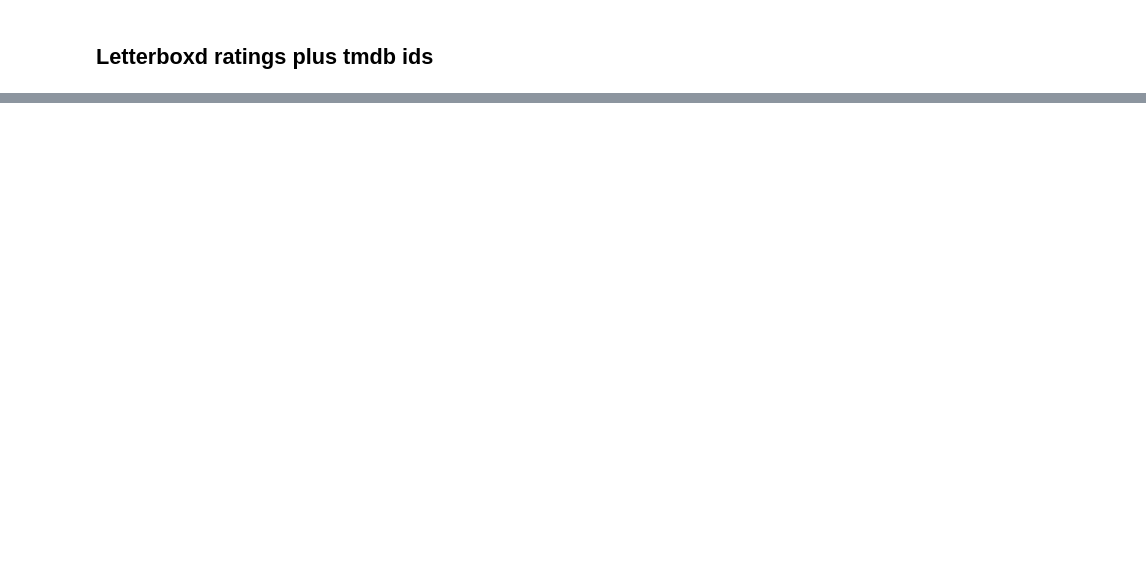
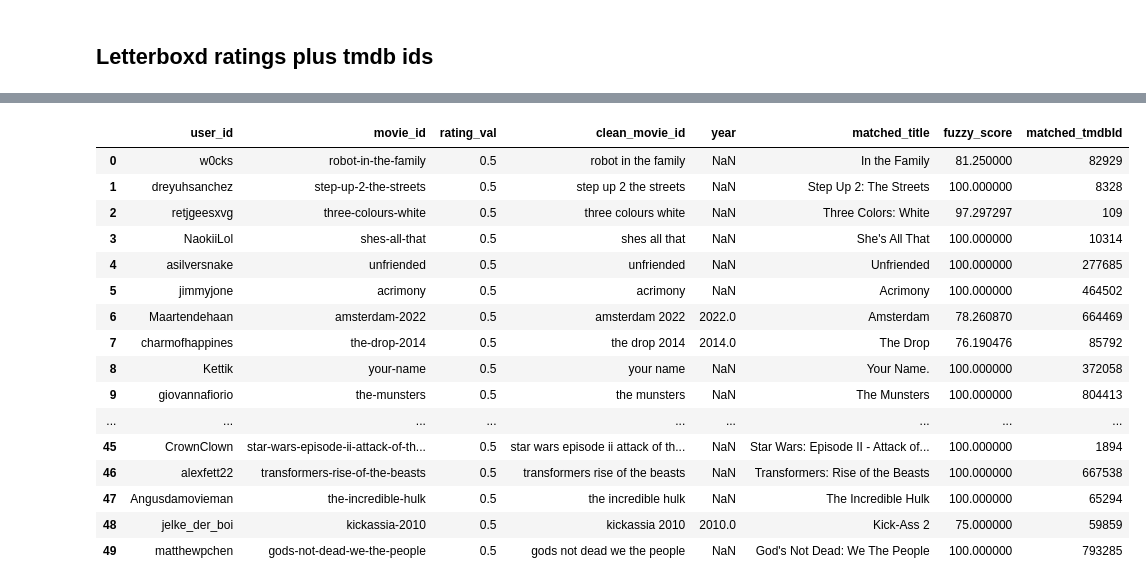
Before and after one commit to oliverramsaygray/film_wizard, a Jupyter notebook: notebooks/New data input_v1.ipynb, the cells around one changed output, grey strips where cells are left out. Drawn from its saved outputs; the diff is of its cells as text; code cells hidden in the pictures; blank space fills up the shorter version.

```diff
--- a/notebooks/New data input_v1.ipynb
+++ b/notebooks/New data input_v1.ipynb
@@ -115,6 +206,7 @@ tmdb_df
 from rapidfuzz import process, fuzz
 import pandas as pd
 import re
+from tqdm import tqdm  # Import tqdm for progress tracking
 
 # Function to clean movie titles for better fuzzy matching
 def clean_title(title):
@@ -159,8 +251,8 @@ matched_titles = []
 fuzzy_scores = []
 matched_tmdb_ids = []
 
-# Perform fuzzy matching for each movie in the Letterboxd dataset
-for index, row in letterboxd_df.iterrows():
+# Perform fuzzy matching for each movie in the Letterboxd dataset with a progress bar
+for index, row in tqdm(letterboxd_df.iterrows(), total=len(letterboxd_df), desc="Matching titles"):
     movie_id = row['clean_movie_id']
     movie_year = row['year']  # Extract year for additional filtering
 
@@ -175,33 +267,51 @@ for index, row in letterboxd_df.iterrows():
 
     # Filter to only matches that score above 90 (strong match)
     valid_matches = [match for match in matches if match[1] >= 90]
 
     # If a release year is available, prefer matches with the same year
     if movie_year:
         year_matched_df = tmdb_df[
             (tmdb_df['clean_title'].isin([match[0] for match in valid_matches])) &
             (tmdb_df['year'] == movie_year)
         ]
         if not year_matched_df.empty:
             best_match = (year_matched_df.iloc[0]['clean_title'], 100)  # Assign perfect score
         else:
             best_match = valid_matches[0] if valid_matches else matches[0]
     else:
         best_match = valid_matches[0] if valid_matches else matches[0]
 
     # Retrieve the original TMDB title and ID
     match_row = tmdb_df.loc[tmdb_df['clean_title'] == best_match[0]]
     matched_titles.append(match_row['title'].values[0] if not match_row.empty else None)
     fuzzy_scores.append(best_match[1])
     matched_tmdb_ids.append(match_row['tmdbId'].values[0] if not match_row.empty else None)
 
 # Add match results to DataFrame
 letterboxd_df['matched_title'] = matched_titles
 letterboxd_df['fuzzy_score'] = fuzzy_scores
 letterboxd_df['matched_tmdbId'] = matched_tmdb_ids  # Add tmdbId to final DataFrame
 
 # Display the first 50 results
 letterboxd_df.head(50)
+# %% [output]
+|  | user_id | movie_id | rating_val | clean_movie_id | year | matched_title | fuzzy_score | matched_tmdbId |
+| 0 | w0cks | robot-in-the-family | 0.5 | robot in the family | NaN | In the Family | 81.250000 | 82929 |
+| 1 | dreyuhsanchez | step-up-2-the-streets | 0.5 | step up 2 the streets | NaN | Step Up 2: The Streets | 100.000000 | 8328 |
+| 2 | retjgeesxvg | three-colours-white | 0.5 | three colours white | NaN | Three Colors: White | 97.297297 | 109 |
+| 3 | NaokiiLol | shes-all-that | 0.5 | shes all that | NaN | She's All That | 100.000000 | 10314 |
+| 4 | asilversnake | unfriended | 0.5 | unfriended | NaN | Unfriended | 100.000000 | 277685 |
+| 5 | jimmyjone | acrimony | 0.5 | acrimony | NaN | Acrimony | 100.000000 | 464502 |
+| 6 | Maartendehaan | amsterdam-2022 | 0.5 | amsterdam 2022 | 2022.0 | Amsterdam | 78.260870 | 664469 |
+| 7 | charmofhappines | the-drop-2014 | 0.5 | the drop 2014 | 2014.0 | The Drop | 76.190476 | 85792 |
+| 8 | Kettik | your-name | 0.5 | your name | NaN | Your Name. | 100.000000 | 372058 |
+| 9 | giovannafiorio | the-munsters | 0.5 | the munsters | NaN | The Munsters | 100.000000 | 804413 |
+| ... | ... | ... | ... | ... | ... | ... | ... | ... |
+| 45 | CrownClown | star-wars-episode-ii-attack-of-th... | 0.5 | star wars episode ii attack of th... | NaN | Star Wars: Episode II - Attack of... | 100.000000 | 1894 |
+| 46 | alexfett22 | transformers-rise-of-the-beasts | 0.5 | transformers rise of the beasts | NaN | Transformers: Rise of the Beasts | 100.000000 | 667538 |
+| 47 | Angusdamovieman | the-incredible-hulk | 0.5 | the incredible hulk | NaN | The Incredible Hulk | 100.000000 | 65294 |
+| 48 | jelke_der_boi | kickassia-2010 | 0.5 | kickassia 2010 | 2010.0 | Kick-Ass 2 | 75.000000 | 59859 |
+| 49 | matthewpchen | gods-not-dead-we-the-people | 0.5 | gods not dead we the people | NaN | God's Not Dead: We The People | 100.000000 | 793285 |
 # %%
 letterboxd_df = letterboxd_df[['user_id', 'matched_tmdbId', 'rating_val']]
 # %%
```
Also changed, not shown: parts of 9 cells of this notebook, 1 other file.
